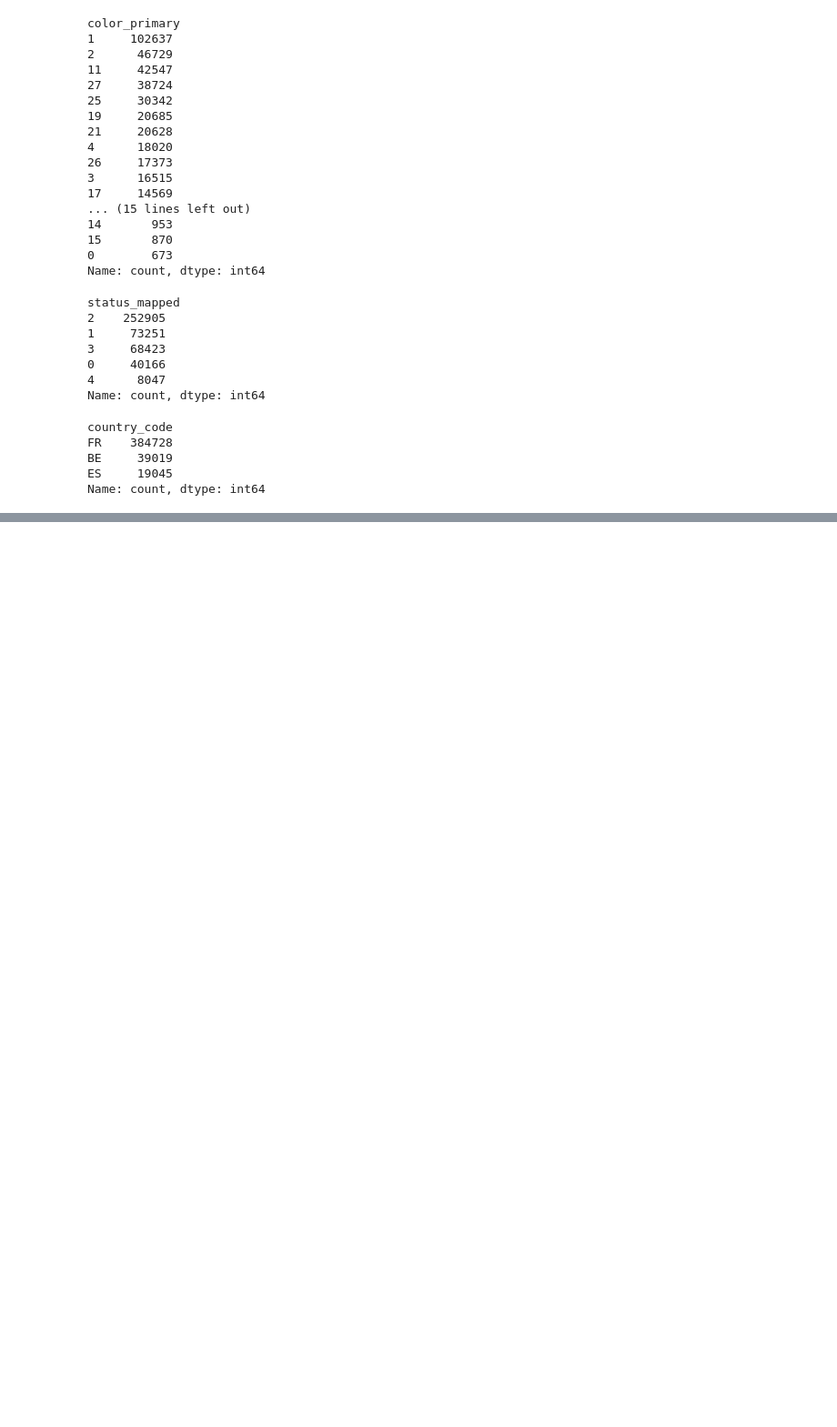
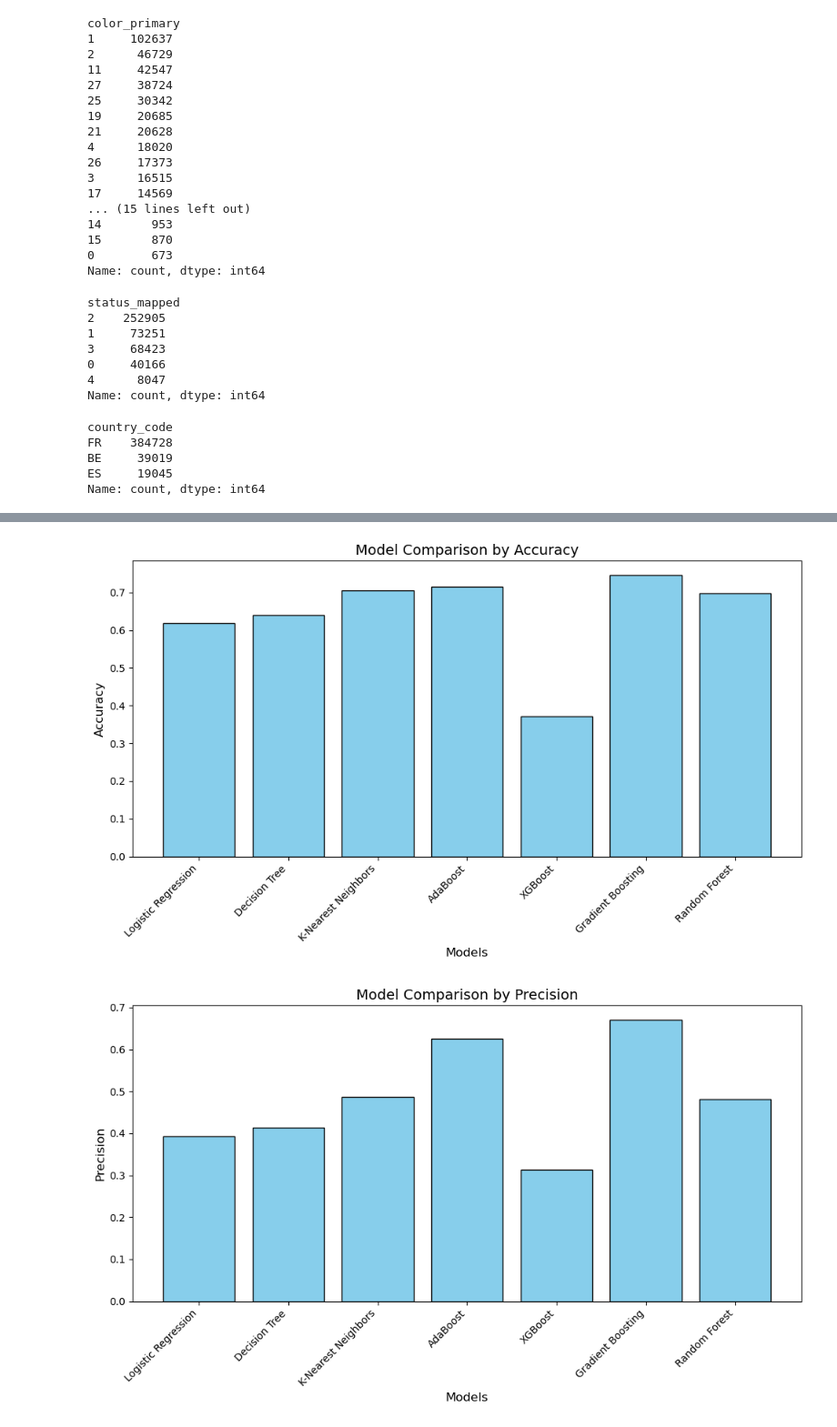
Before and after one commit to alperozgursahin/Fintech-Data-Project, a Jupyter notebook: Untitled1.ipynb, the cells around one changed output, grey strips where cells are left out. Shown at 91% size. Cells and saved outputs as stored; diff of their text form; code cells hidden in the pictures; blank space fills up the shorter version.

```diff
--- a/Untitled1.ipynb
+++ b/Untitled1.ipynb
@@ -551,0 +526,20 @@ Training Support Vector Machine (Linear Kernel)...
+# %%
+import matplotlib.pyplot as plt
+
+# Example Data (use your actual results_df DataFrame)
+metrics = ['Accuracy', 'Precision', 'Recall', 'F1 Score', 'F2 Score']
+models = results_df.index
+
+# Create a bar chart for each metric
+for metric in metrics:
+    plt.figure(figsize=(10, 6))
+    plt.bar(models, results_df[metric], color='skyblue', edgecolor='black')
+    plt.title(f'Model Comparison by {metric}', fontsize=14)
+    plt.ylabel(metric, fontsize=12)
+    plt.xlabel('Models', fontsize=12)
+    plt.xticks(rotation=45, ha='right', fontsize=10)
+    plt.tight_layout()
+    plt.show()
+# %% [output]
+[figure, added]
+[figure, added]
```
Also changed, not shown: parts of 39 cells of this notebook, 1 other file.
